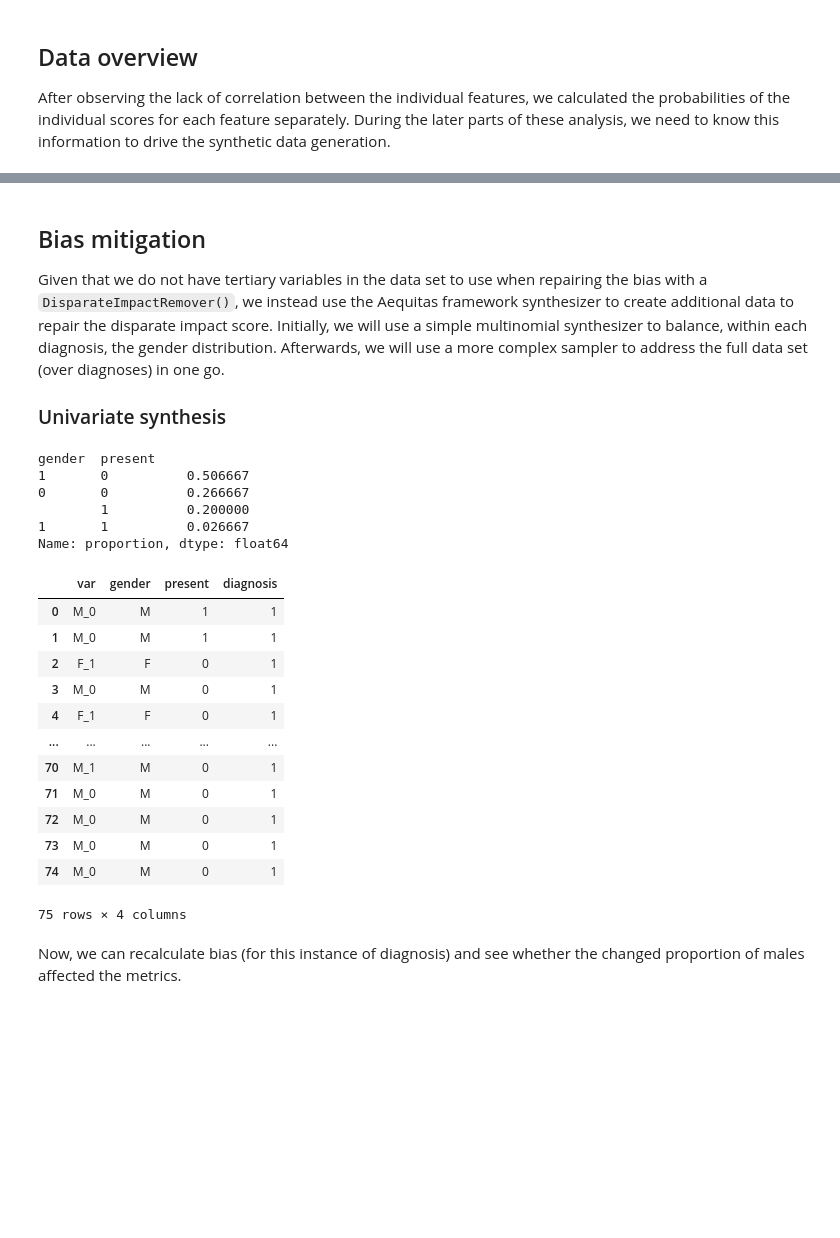
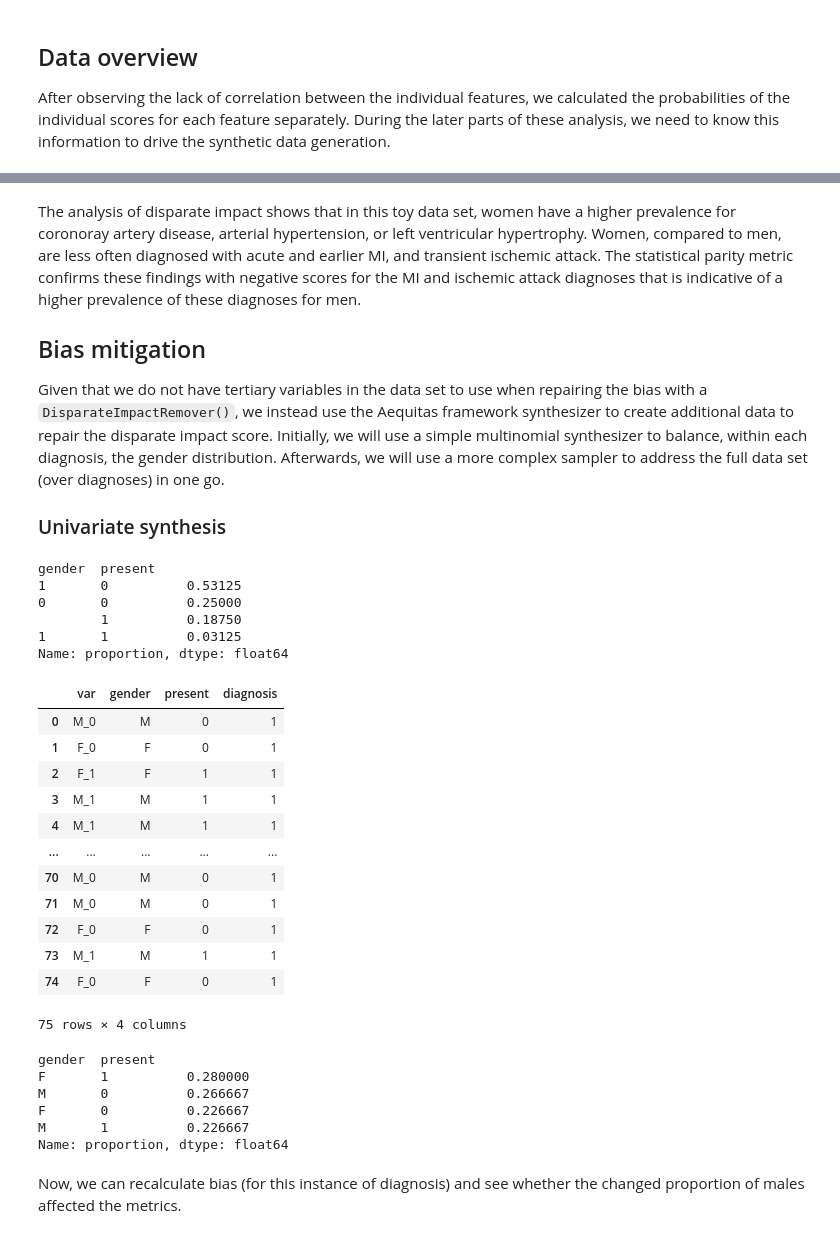
Before and after one commit to aequitas-aod/experiment-hc2-ecg-incartdb, a Jupyter notebook: bias_detection_mitigation.ipynb, the cells around one changed output, grey strips where cells are left out. Drawn from its saved outputs; the diff is of its cells as text; code cells hidden in the pictures; blank space fills up the shorter version.

```diff
--- a/bias_detection_mitigation.ipynb
+++ b/bias_detection_mitigation.ipynb
@@ -144,4 +142,7 @@ divide by zero encountered in scalar divide
 # %% [markdown]
+
+The analysis of disparate impact shows that in this toy data set, women have a higher prevalence for coronoray artery disease, arterial hypertension, or left ventricular hypertrophy. Women, compared to men, are less often diagnosed with acute and earlier MI, and transient ischemic attack. The statistical parity metric confirms these findings with negative scores for the MI and ischemic attack diagnoses that is indicative of a higher prevalence of these diagnoses for men.
+
 ## Bias mitigation
 Given that we do not have tertiary variables in the data set to use when repairing the bias with a `DisparateImpactRemover()`, we instead use the Aequitas framework synthesizer to create additional data to repair the disparate impact score. Initially, we will use a simple multinomial synthesizer to balance, within each diagnosis, the gender distribution. Afterwards, we will use a more complex sampler to address the full data set (over diagnoses) in one go.
 
@@ -157,38 +158,47 @@ Given that we do not have tertiary variables in the data set to use when repairi
 # %%
 df_diag1 = df_processed[df_processed['diagnosis'] == 1]
 df_diag1 \
-    .drop_duplicates(subset=['id', 'gender'])[['gender', 'present']] \
+    .drop_duplicates(subset=['pid', 'gender'])[['gender', 'present']] \
     .value_counts(normalize=True)
 # %% [output]
 gender  present
-1       0          0.506667
-0       0          0.266667
-        1          0.200000
-1       1          0.026667
+1       0          0.53125
+0       0          0.25000
+        1          0.18750
+1       1          0.03125
 Name: proportion, dtype: float64
 # %%
 sampler = synth.MultiNomSampler(labels=['M_0', 'F_0', 'F_1', 'M_1'],
-                                prob=[0.40, 0.26, 0.22, 0.12])
+                                prob=[0.25, 0.25, 0.25, 0.25])
 samples = sampler.sample(75)
 df_gen = pd.DataFrame({"var": samples})
 df_gen[['gender', 'present']] = df_gen['var'].str.split('_', expand=True)
-df_gen['present'] = df['present'].astype(int)
+df_gen['present'] = df_gen['present'].astype(int)
 df_gen['diagnosis'] = int(1)
 df_gen
 # %% [output]
 |  | var | gender | present | diagnosis |
-| 0 | M_0 | M | 1 | 1 |
-| 1 | M_0 | M | 1 | 1 |
-| 2 | F_1 | F | 0 | 1 |
-| 3 | M_0 | M | 0 | 1 |
-| 4 | F_1 | F | 0 | 1 |
+| 0 | M_0 | M | 0 | 1 |
+| 1 | F_0 | F | 0 | 1 |
+| 2 | F_1 | F | 1 | 1 |
+| 3 | M_1 | M | 1 | 1 |
+| 4 | M_1 | M | 1 | 1 |
 | ... | ... | ... | ... | ... |
-| 70 | M_1 | M | 0 | 1 |
+| 70 | M_0 | M | 0 | 1 |
 | 71 | M_0 | M | 0 | 1 |
-| 72 | M_0 | M | 0 | 1 |
-| 73 | M_0 | M | 0 | 1 |
-| 74 | M_0 | M | 0 | 1 |
+| 72 | F_0 | F | 0 | 1 |
+| 73 | M_1 | M | 1 | 1 |
+| 74 | F_0 | F | 0 | 1 |
 75 rows × 4 columns
+# %%
+df_gen[['gender', 'present']].value_counts(normalize=True)
+# %% [output]
+gender  present
+F       1          0.280000
+M       0          0.266667
+F       0          0.226667
+M       1          0.226667
+Name: proportion, dtype: float64
 # %% [markdown]
 Now, we can recalculate bias (for this instance of diagnosis) and see whether the changed proportion of males affected the metrics.
 # %%
```
Also changed, not shown: parts of 22 cells of this notebook, 10 other files.
